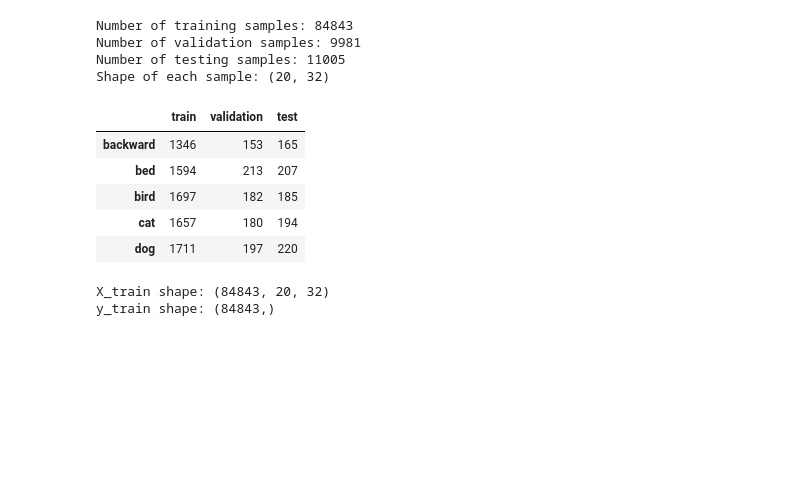
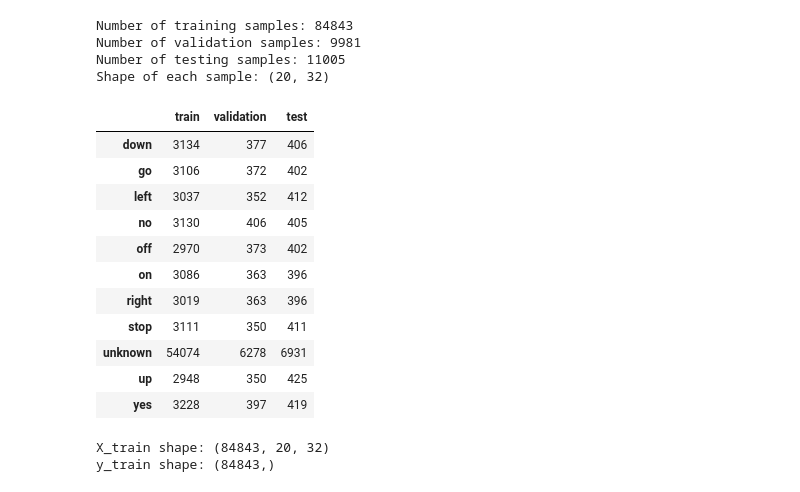
Before and after one commit to pspratling/Speech-Recognition, a Jupyter notebook: notebooks/1-simple_classifiers.ipynb, the cells around one changed output. Drawn from its saved outputs; the diff is of its cells as text; code cells hidden in the pictures; blank space fills up the shorter version.

```diff
--- a/notebooks/1-simple_classifiers.ipynb
+++ b/notebooks/1-simple_classifiers.ipynb
@@ -21,6 +21,7 @@ from tensorflow.keras.callbacks import EarlyStopping
 # Loading and Reshaping Data
 # %%
 words = [word for word in os.listdir('data/train')]
+command_words = sorted(['yes', 'no', 'up', 'down', 'left', 'right', 'on', 'off', 'stop', 'go', 'unknown'])
 
 
 def get_fold_data(fold, words=words):
@@ -30,8 +31,9 @@ def get_fold_data(fold, words=words):
     words: list of words to extract
     """
     def load_word(word_name):
-        X = np.load('data/{}/{}/mfcc.npy'.format(fold, word))
-        y = np.full(shape=X.shape[0], fill_value=word_name)
+        X = np.load('data/{}/{}/mfcc.npy'.format(fold, word_name))
+        y = np.full(shape=X.shape[0],
+                    fill_value=word_name if word_name in command_words else 'unknown')
         return X, y
 
     X_total = np.array([]).reshape(0, 20 , 32)
@@ -59,17 +61,23 @@ Shape of each sample: (20, 32)
 # %%
 #holds counts of each word for each fold
 word_counts = pd.DataFrame()
 for fold, y in zip(['train', 'validation', 'test'], [y_train, y_val, y_test]):
     word_counts[fold] = pd.Series(y).value_counts()
 word_counts = word_counts.sort_index()
-word_counts.head()
+word_counts
 # %% [output]
 |  | train | validation | test |
-| backward | 1346 | 153 | 165 |
-| bed | 1594 | 213 | 207 |
-| bird | 1697 | 182 | 185 |
-| cat | 1657 | 180 | 194 |
-| dog | 1711 | 197 | 220 |
+| down | 3134 | 377 | 406 |
+| go | 3106 | 372 | 402 |
+| left | 3037 | 352 | 412 |
+| no | 3130 | 406 | 405 |
+| off | 2970 | 373 | 402 |
+| on | 3086 | 363 | 396 |
+| right | 3019 | 363 | 396 |
+| stop | 3111 | 350 | 411 |
+| unknown | 54074 | 6278 | 6931 |
+| up | 2948 | 350 | 425 |
+| yes | 3228 | 397 | 419 |
 # %%
 def reformat_data(X, y):
     """
```
Also changed, not shown: parts of 7 cells of this notebook.
